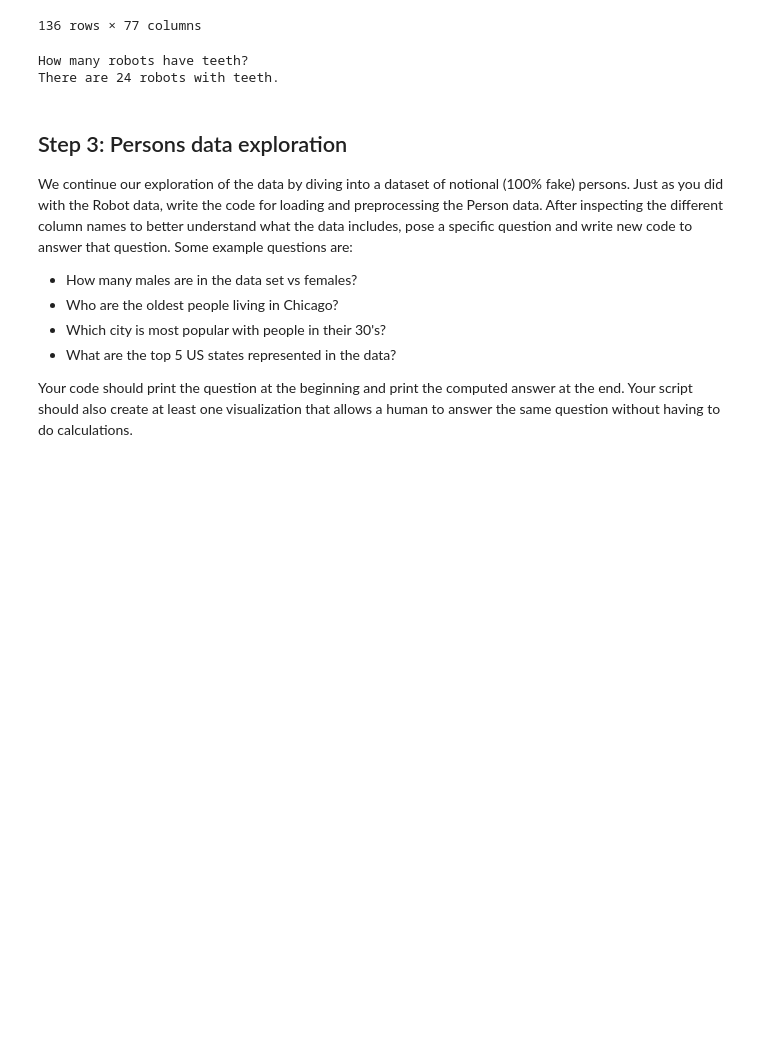
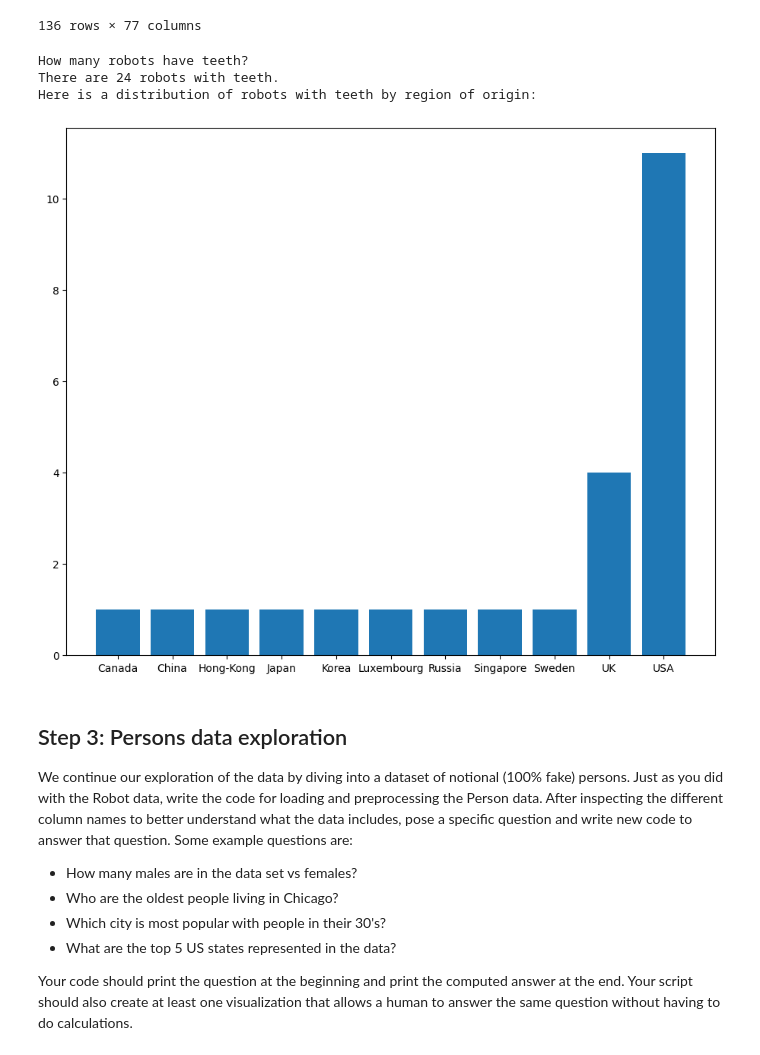
Before and after one commit to daroseuw/techin510_lab2, a Jupyter notebook: Lab_2.ipynb, the cells around one changed output. Drawn from its saved outputs; the diff is of its cells as text; code cells hidden in the pictures; blank space fills up the shorter version.

Commit message:
Updated with Matplotlib plot

```diff
--- a/Lab_2.ipynb
+++ b/Lab_2.ipynb
@@ -142,13 +142,31 @@ faces
 # %%
 ## TODO: Write code to ask a question about the face data and answer it both visually and programmatically
 robots_w_teeth = faces.loc[(faces['teeth shape'] != 'x')]
 robots_wo_teeth = faces.loc[(faces['teeth shape'] == 'x')]
 print("How many robots have teeth?")
 print(f"There are {len(robots_w_teeth)} robots with teeth.")
-# print("Here is a distribution of robots with teeth by region of origin:")
+print("Here is a distribution of robots with teeth by region of origin:")
+
+robots_w_teeth_grp = robots_w_teeth.groupby(['country/region of origin'])['teeth shape'].agg('count').reset_index()
+robots_w_teeth_grp
+
+xdata = robots_w_teeth_grp['country/region of origin']
+ydata = robots_w_teeth_grp['teeth shape']
+
+
+# Figure Size
+fig = plt.figure(figsize =(11, 9))
+
+# Horizontal Bar Plot
+plt.bar(xdata, sorted(ydata))
+
+# Show Plot
+plt.show()
 # %% [output]
 How many robots have teeth?
 There are 24 robots with teeth.
+Here is a distribution of robots with teeth by region of origin:
+[figure, added]
 # %% [markdown]
 ## Step 3: Persons data exploration
 
```
